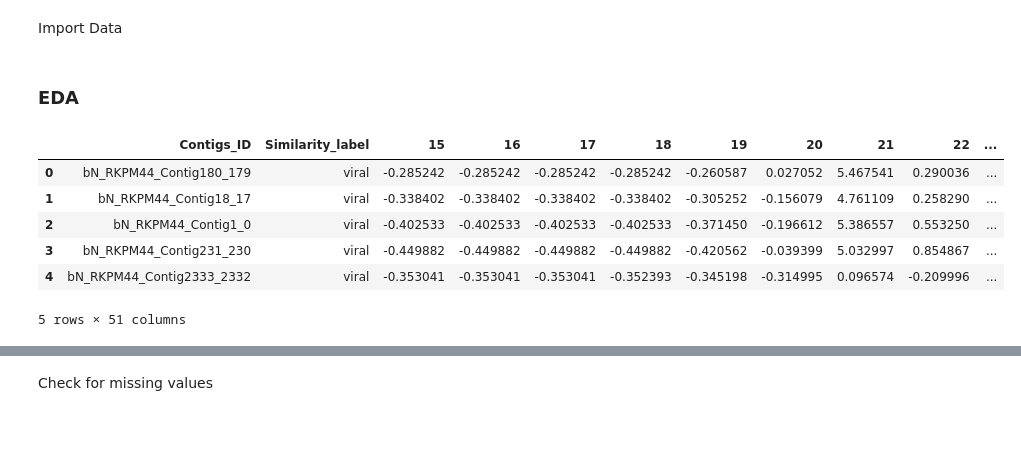
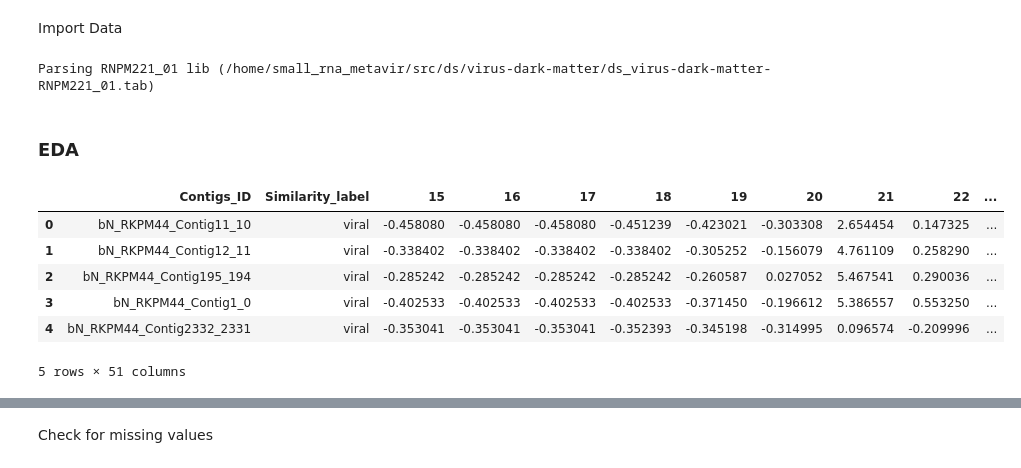
Before and after one commit to JPbio/small_RNA_MetaVir, a Jupyter notebook: src/ml/virus-eves/nb_virus_eves_inference.ipynb, the cells around one changed output, grey strips where cells are left out. Drawn from its saved outputs; the diff is of its cells as text; code cells hidden in the pictures; blank space fills up the shorter version.

```diff
--- a/src/ml/virus-eves/nb_virus_eves_inference.ipynb
+++ b/src/ml/virus-eves/nb_virus_eves_inference.ipynb
@@ -99,5 +97,6 @@ accuracy: 92.5179856115108
 Import Data
 # %%
 path_ds_libs = [
-    f'{path_root}/ds/virus-dark-matter/ds_virus-dark-matter-RKPM44.tab'
+    ('RKPM44_01', f'{path_root}/ds/virus-dark-matter/ds_virus-dark-matter-RKPM44.tab'),
+    ('RNPM221_01', f'{path_root}/ds/virus-dark-matter/ds_virus-dark-matter-RNPM221_01.tab'),
 ]
@@ -107,13 +103,21 @@ df_dark_matter = pd.read_table(path_ds_libs[0])
+# %%
+# lib_id, lib_path = path_ds_libs[0]
+lib_id, lib_path = path_ds_libs[1]
+df_dark = pd.read_table(lib_path)
+# %%
+print(f'Parsing {lib_id} lib ({lib_path})')
+# %% [output]
+Parsing RNPM221_01 lib (/home/small_rna_metavir/src/ds/virus-dark-matter/ds_virus-dark-matter-RNPM221_01.tab)
 # %% [markdown]
 ### EDA
 # %%
-df_dark_matter.head()
+df_dark.head()
 # %% [output]
 |  | Contigs_ID | Similarity_label | 15 | 16 | 17 | 18 | 19 | 20 | 21 | 22 | ... |
-| 0 | bN_RKPM44_Contig180_179 | viral | -0.285242 | -0.285242 | -0.285242 | -0.285242 | -0.260587 | 0.027052 | 5.467541 | 0.290036 | ... |
-| 1 | bN_RKPM44_Contig18_17 | viral | -0.338402 | -0.338402 | -0.338402 | -0.338402 | -0.305252 | -0.156079 | 4.761109 | 0.258290 | ... |
-| 2 | bN_RKPM44_Contig1_0 | viral | -0.402533 | -0.402533 | -0.402533 | -0.402533 | -0.371450 | -0.196612 | 5.386557 | 0.553250 | ... |
-| 3 | bN_RKPM44_Contig231_230 | viral | -0.449882 | -0.449882 | -0.449882 | -0.449882 | -0.420562 | -0.039399 | 5.032997 | 0.854867 | ... |
-| 4 | bN_RKPM44_Contig2333_2332 | viral | -0.353041 | -0.353041 | -0.353041 | -0.352393 | -0.345198 | -0.314995 | 0.096574 | -0.209996 | ... |
+| 0 | bN_RKPM44_Contig11_10 | viral | -0.458080 | -0.458080 | -0.458080 | -0.451239 | -0.423021 | -0.303308 | 2.654454 | 0.147325 | ... |
+| 1 | bN_RKPM44_Contig12_11 | viral | -0.338402 | -0.338402 | -0.338402 | -0.338402 | -0.305252 | -0.156079 | 4.761109 | 0.258290 | ... |
+| 2 | bN_RKPM44_Contig195_194 | viral | -0.285242 | -0.285242 | -0.285242 | -0.285242 | -0.260587 | 0.027052 | 5.467541 | 0.290036 | ... |
+| 3 | bN_RKPM44_Contig1_0 | viral | -0.402533 | -0.402533 | -0.402533 | -0.402533 | -0.371450 | -0.196612 | 5.386557 | 0.553250 | ... |
+| 4 | bN_RKPM44_Contig2332_2331 | viral | -0.353041 | -0.353041 | -0.353041 | -0.352393 | -0.345198 | -0.314995 | 0.096574 | -0.209996 | ... |
 5 rows × 51 columns
 # %%
```
Also changed, not shown: parts of 23 cells of this notebook.
